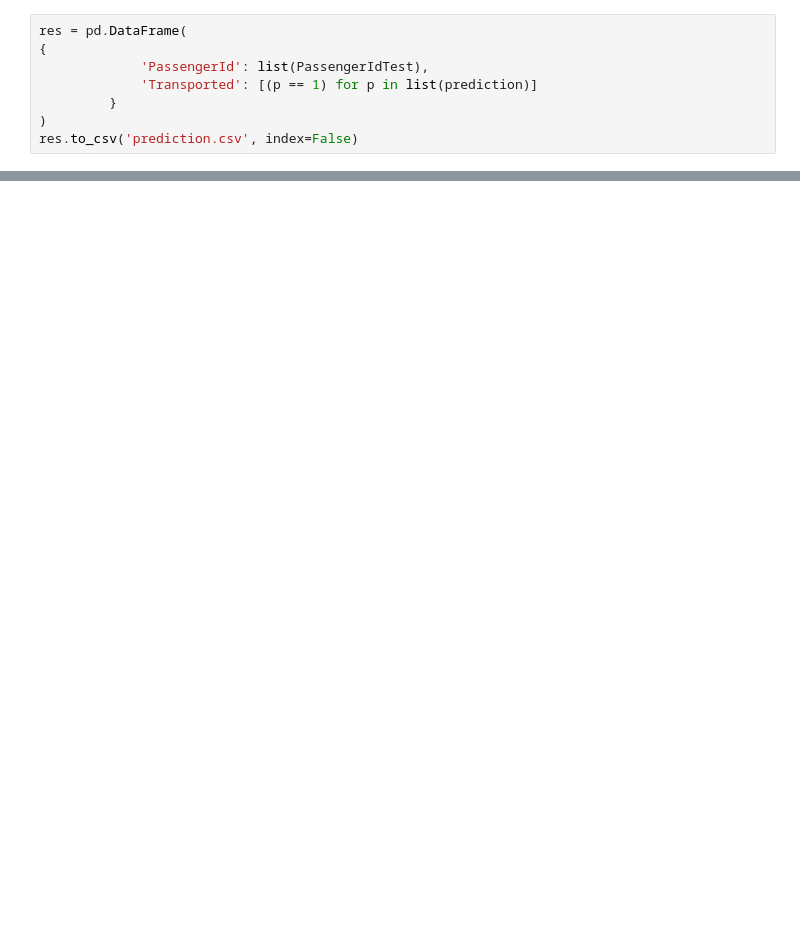
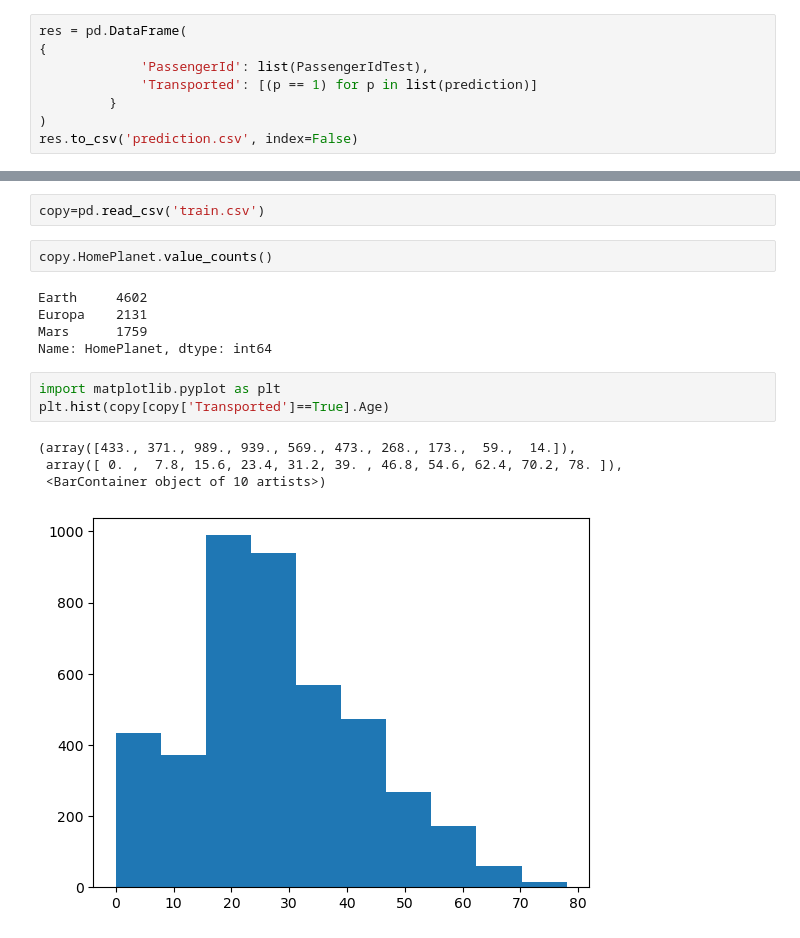
Before and after one commit to borachhun/MOST24-ApprenAuto-ENSIIE, a Jupyter notebook: john/Best attempt.ipynb, the cells around one changed output, grey strips where cells are left out. Saved outputs shown, nothing was run; the diff lists cells and outputs as text; blank space fills up the shorter version.

```diff
--- a/john/Best attempt.ipynb
+++ b/john/Best attempt.ipynb
@@ -168,0 +539,17 @@ res.to_csv('prediction.csv', index=False)
+# %%
+copy=pd.read_csv('train.csv')
+# %%
+copy.HomePlanet.value_counts()
+# %% [output]
+Earth     4602
+Europa    2131
+Mars      1759
+Name: HomePlanet, dtype: int64
+# %%
+import matplotlib.pyplot as plt
+plt.hist(copy[copy['Transported']==True].Age)
+# %% [output]
+(array([433., 371., 989., 939., 569., 473., 268., 173.,  59.,  14.]),
+ array([ 0. ,  7.8, 15.6, 23.4, 31.2, 39. , 46.8, 54.6, 62.4, 70.2, 78. ]),
+ <BarContainer object of 10 artists>)
+[figure, added]
```
Also changed, not shown: parts of 34 cells of this notebook.
